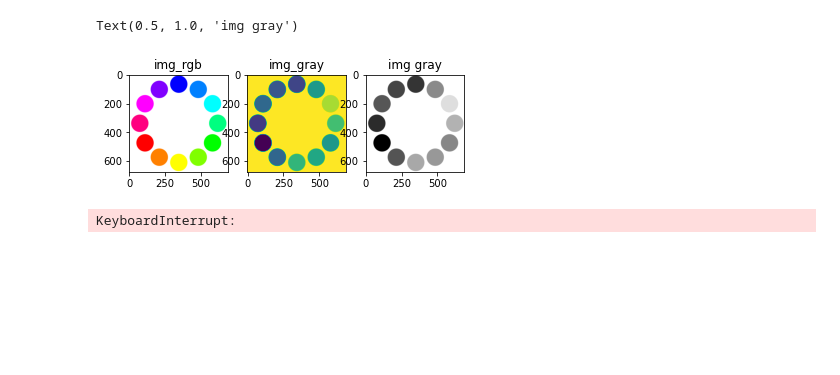
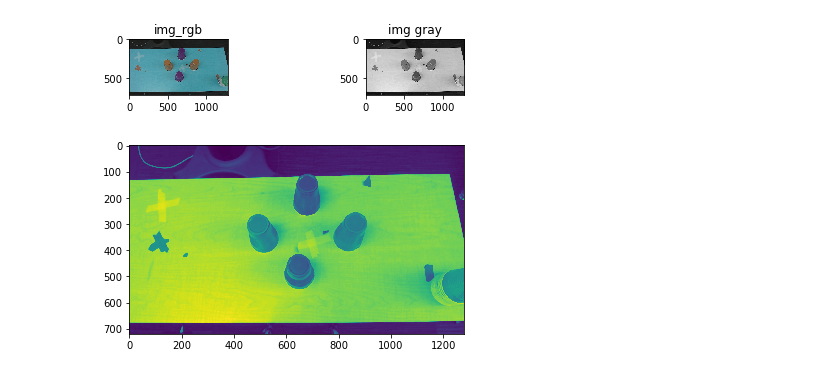
Before and after one commit to reyavir/cup_stacking_project, a Jupyter notebook: sensing.ipynb, the cells around one changed output. Cells and saved outputs as stored; diff of their text form; code cells hidden in the pictures; blank space fills up the shorter version.

```diff
--- a/sensing.ipynb
+++ b/sensing.ipynb
@@ -1,32 +1,37 @@
 # %%
 import numpy as np
-import cv2 as cv
+import cv as cv
 import matplotlib.pyplot as plt
-img_rgb = cv.imread('circles.png')
-img_gray = cv.imread('circles.png', cv.IMREAD_GRAYSCALE)
+# file = 'circles.png'
+file = 'frame0000.jpg'
+img_rgb = cv.imread(file)
+img_gray = cv.imread(file, cv.IMREAD_GRAYSCALE)
 assert img_rgb is not None, "file could not be read, check with os.path.exists()"
 
 plt.figure()
 plt.subplot(1, 3, 1)
 plt.imshow(img_rgb)
 plt.title('img_rgb')
 
-plt.subplot(1, 3, 2)
-plt.imshow(img)
-plt.title('img_gray')
+plt.subplot(1, 3, 3)
+plt.imshow(img_gray, cmap='gray')
+plt.title('img gray')
 
-plt.subplot(1, 3, 3)
-plt.imshow(img, cmap='gray')
-plt.title('img gray')
+img = img_rgb
 # %% [output]
-Text(0.5, 1.0, 'img gray')
-[figure, old version]
+[figure, new version]
 # %%
+
+img = cv.medianBlur(img,5)
+rows = img.shape[0]
+cimg = cv.cvtColor(img,cv.COLOR_RGB2BGRA)
+plt.imshow(img)
 img = img_gray
-img = cv.medianBlur(img,5)
-cimg = cv.cvtColor(img,cv.COLOR_GRAY2BGR)
-circles = cv.HoughCircles(img,cv.HOUGH_GRADIENT,1,20,
-                            param1=50,param2=30,minRadius=0,maxRadius=0)
+# circles = cv.HoughCircles(img,cv.HOUGH_GRADIENT,1,20,
+#                             param1=50,param2=30,minRadius=0,maxRadius=0)
+circles = cv.HoughCircles(img,cv.HOUGH_GRADIENT,1,rows/8,
+                            param1=100,param2=30,minRadius=10,maxRadius=50)
+
 circles = np.uint16(np.around(circles))
 for i in circles[0,:]:
     # draw the outer circle
@@ -37,7 +42,7 @@ cv.imshow('detected circles',cimg)
 cv.waitKey(0)
 cv.destroyAllWindows()
 # %% [output]
-KeyboardInterrupt:
+[figure, added]
 # %%
 for i, center in enumerate(circles[0, :]):
     print(f"Center {i + 1}: ({center[0]}, {center[1]})\n")
```
Also changed, not shown: parts of 3 cells of this notebook, 3 other files.
